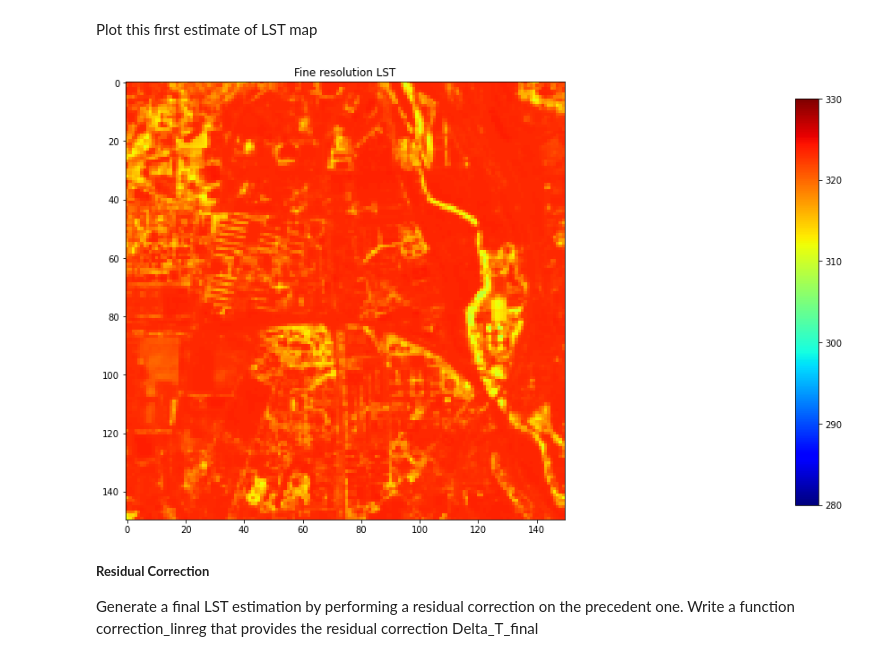
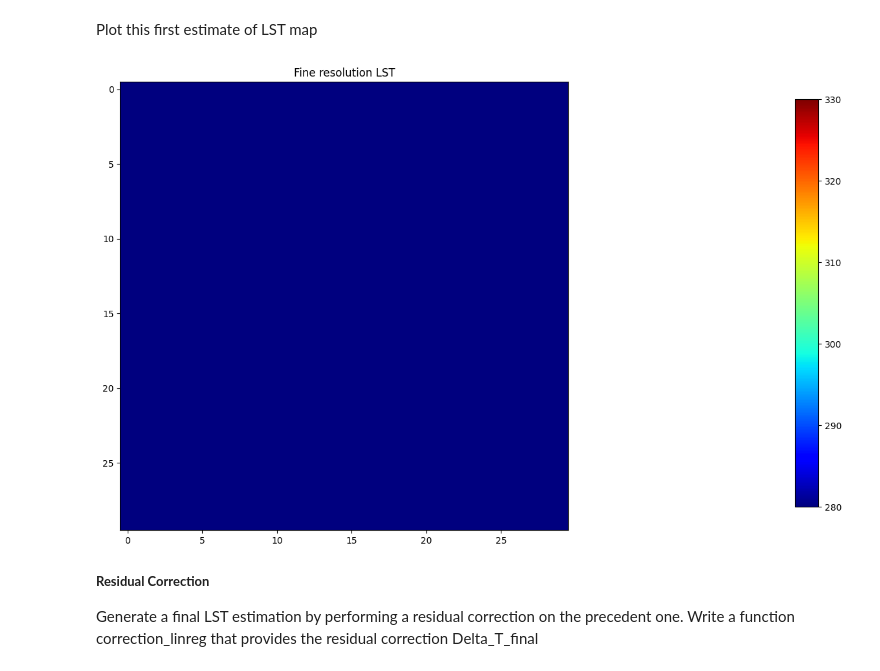
Before and after one commit to richardsbenjamin/MLforEarthObservation, a Jupyter notebook: TP2_Earth-Observation_AML_Solution.ipynb, the cells around one changed output. Saved outputs shown, nothing was run; the diff lists cells and outputs as text; code cells hidden in the pictures.

```diff
--- a/TP2_Earth-Observation_AML_Solution.ipynb
+++ b/TP2_Earth-Observation_AML_Solution.ipynb
@@ -265,18 +287,18 @@ Plot this first estimate of LST map
 # %%
-T_sharp_temp = T_sharp_temp.reshape((I_H.shape[0], I_H.shape[1]))
+# T_sharp_temp = T_sharp_temp.reshape((I_H.shape[0], I_H.shape[1]))
 
 fig, ax0 = plt.subplots(nrows=1, ncols=1, sharex=False, figsize=(18, 9))
 
 ax0.set_title('Fine resolution LST')
-img=ax0.imshow(T_sharp_temp, vmin=280, vmax=330, cmap='jet')
+img=ax0.imshow(I_C, vmin=280, vmax=330, cmap='jet')
 
 fig.subplots_adjust(right=0.8)
 cbar_ax = fig.add_axes([0.85, 0.15, 0.02, 0.7])
 cbar=fig.colorbar(img, cax=cbar_ax)
 
 plt.show()
 # %% [output]
-[figure, old version]
+[figure, new version]
 # %% [markdown]
 <font size="2">**Residual Correction**<font>
 
```
Also changed, not shown: parts of 6 cells of this notebook, 2 other files.
